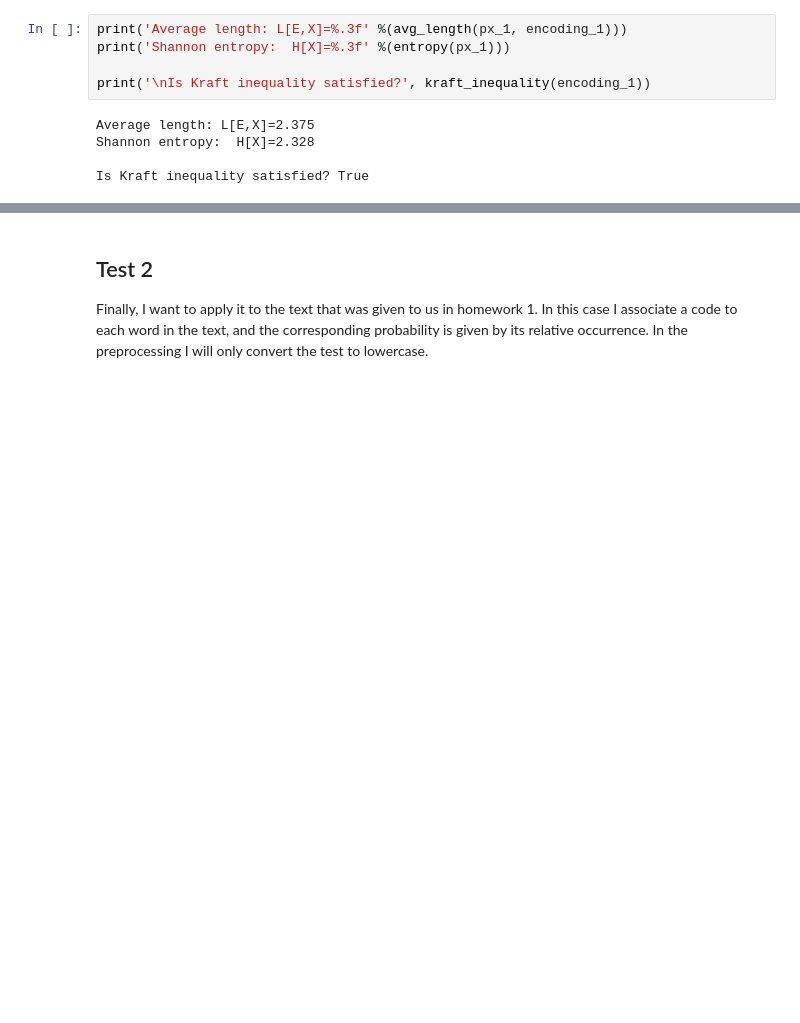
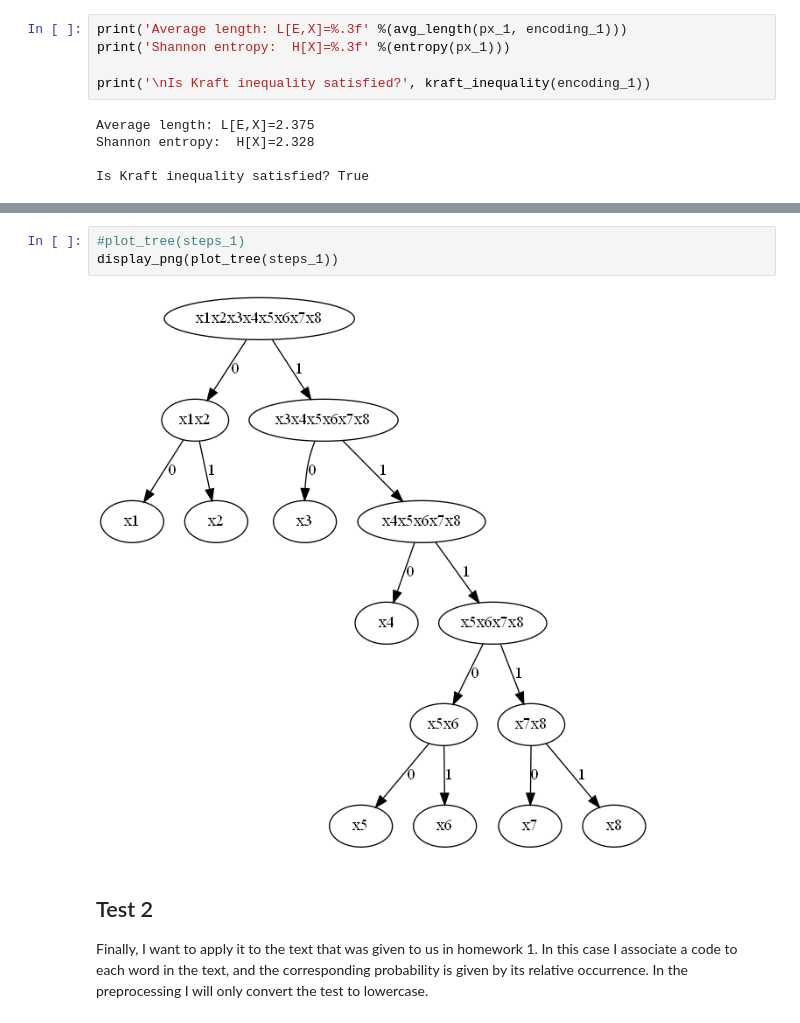
Before and after one commit to NicolaZomer/InformationTheory-Inference, a Jupyter notebook: 03_HuffmanAlgorithm.ipynb, the cells around one changed output, grey strips where cells are left out. Cells and saved outputs as stored; diff of their text form; blank space fills up the shorter version.

```diff
--- a/03_HuffmanAlgorithm.ipynb
+++ b/03_HuffmanAlgorithm.ipynb
@@ -254,3 +252,8 @@ plot_tree(steps_1)
+# %%
+#plot_tree(steps_1)
+display_png(plot_tree(steps_1))
+# %% [output]
+[figure, added]
 # %% [markdown]
 ## Test 2
 Finally, I want to apply it to the text that was given to us in homework 1. In this case I associate a code to each word in the text, and the corresponding probability is given by its relative occurrence. In the preprocessing I will only convert the test to lowercase.
```
Also changed, not shown: parts of 5 cells of this notebook.
